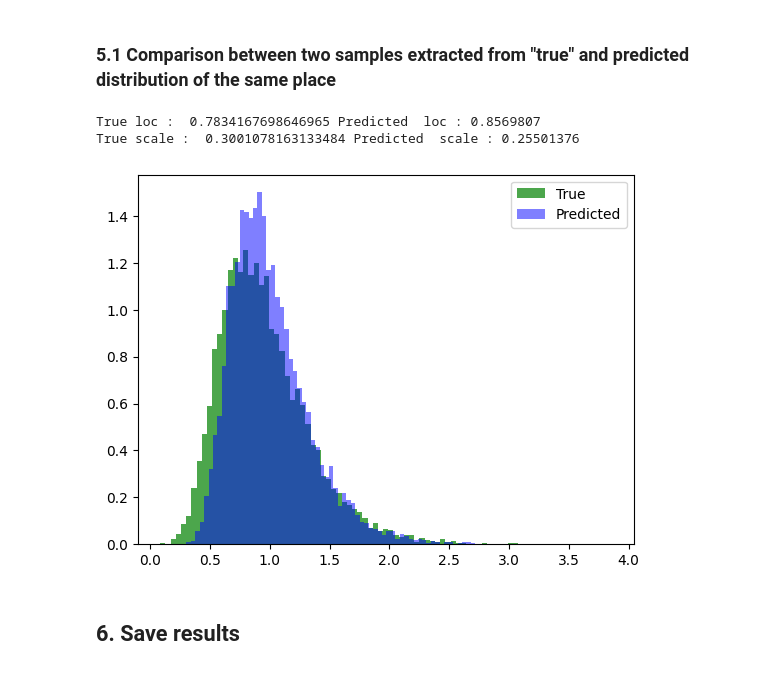
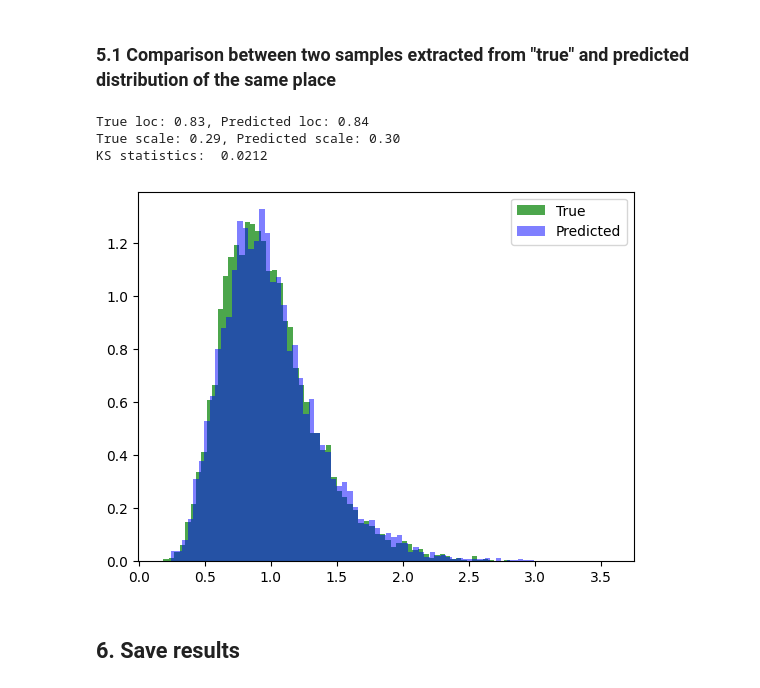
Before and after one commit to oshodiS/Rainfall-BetaEstimation, a Jupyter notebook: Rainfall GUMBELL.ipynb, the cells around one changed output. Saved outputs shown, nothing was run; the diff lists cells and outputs as text; code cells hidden in the pictures.

Commit message:
samples metrics

```diff
--- a/Rainfall GUMBELL.ipynb
+++ b/Rainfall GUMBELL.ipynb
@@ -613,13 +595,14 @@ metrics_scale_full
 # %% [markdown]
 ### 5.1  Comparison between two samples extracted from "true" and predicted distribution of the same place
 # %%
-util.compare_samples(dist_train_full, "gumbel", parameters_train, index=70)
-#util.compare_samples(dist_train_map, "gumbel", parameters_train, index=9)
-#util.compare_samples(dist_train_pca, "gumbel", parameters_train, index=9)
+util.compare_samples(dist_test_full, "gumbel", parameters_test, index=1)
+#util.compare_samples(dist_test_map, "gumbel", parameters_test, index=9)
+#util.compare_samples(dist_test_pca, "gumbel", parameters_test, index=9)
 # %% [output]
-True loc :  0.7834167698646965 Predicted  loc : 0.8569807
-True scale :  0.3001078163133484 Predicted  scale : 0.25501376
+True loc: 0.83, Predicted loc: 0.84
+True scale: 0.29, Predicted scale: 0.30
+KS statistics:  0.0212
-[figure, old version]
+[figure, new version]
 # %% [markdown]
 ## 6. Save results
 # %%
```
Also changed, not shown: parts of 18 cells of this notebook, 4 other files.
